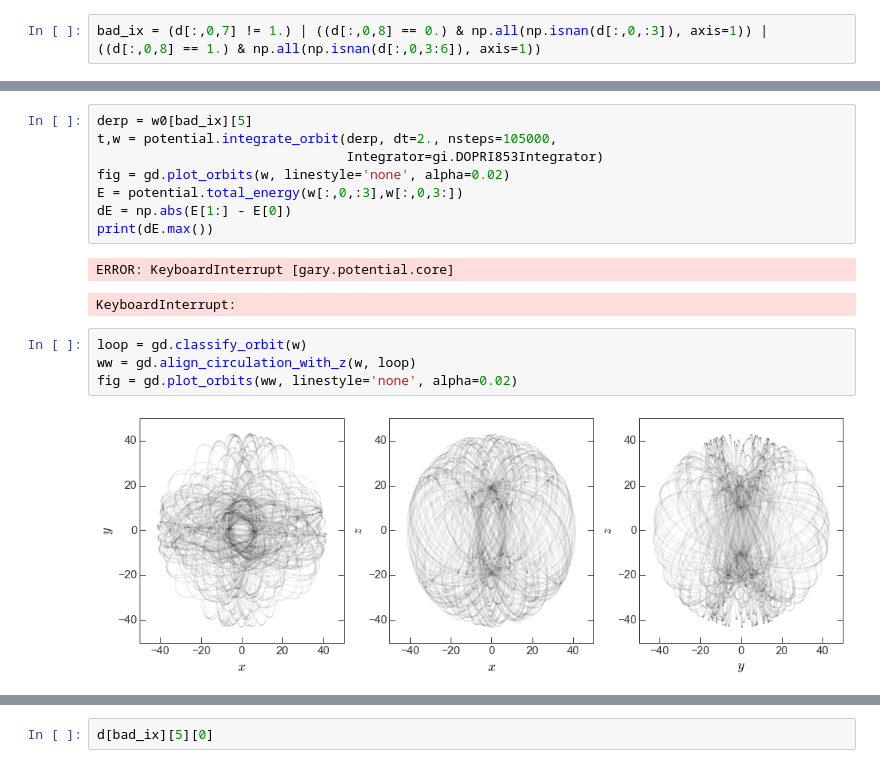
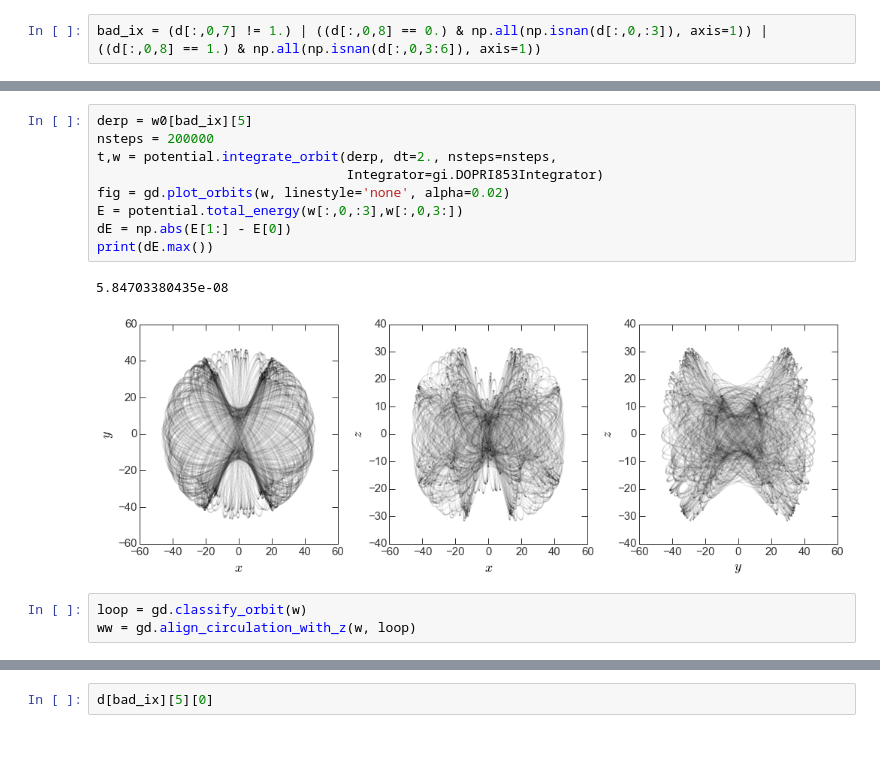
Before and after one commit to adrn/StreamMorphology, a Jupyter notebook: notebooks/Freqmap.ipynb, the cells around one changed output, grey strips where cells are left out. Drawn from its saved outputs; the diff is of its cells as text.

```diff
--- a/notebooks/Freqmap.ipynb
+++ b/notebooks/Freqmap.ipynb
@@ -105,17 +114,15 @@ else:
 # %%
 derp = w0[bad_ix][5]
-t,w = potential.integrate_orbit(derp, dt=2., nsteps=105000,
+nsteps = 200000
+t,w = potential.integrate_orbit(derp, dt=2., nsteps=nsteps,
                                 Integrator=gi.DOPRI853Integrator)
 fig = gd.plot_orbits(w, linestyle='none', alpha=0.02)
 E = potential.total_energy(w[:,0,:3],w[:,0,3:])
 dE = np.abs(E[1:] - E[0])
 print(dE.max())
 # %% [output]
-ERROR: KeyboardInterrupt [gary.potential.core]
+5.84703380435e-08
-KeyboardInterrupt:
+[figure, added]
 # %%
 loop = gd.classify_orbit(w)
 ww = gd.align_circulation_with_z(w, loop)
-fig = gd.plot_orbits(ww, linestyle='none', alpha=0.02)
-# %% [output]
-[figure, removed]
```
Also changed, not shown: parts of 32 cells of this notebook, 4 other files.
